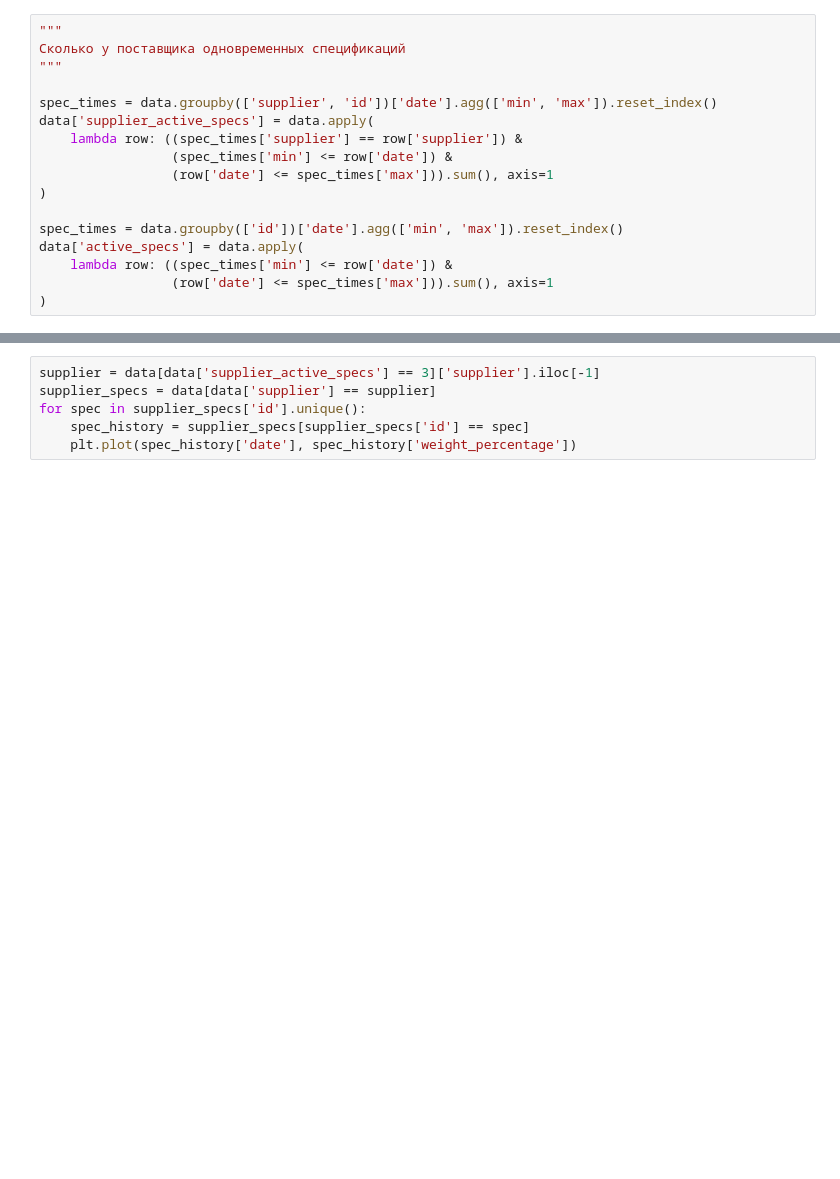
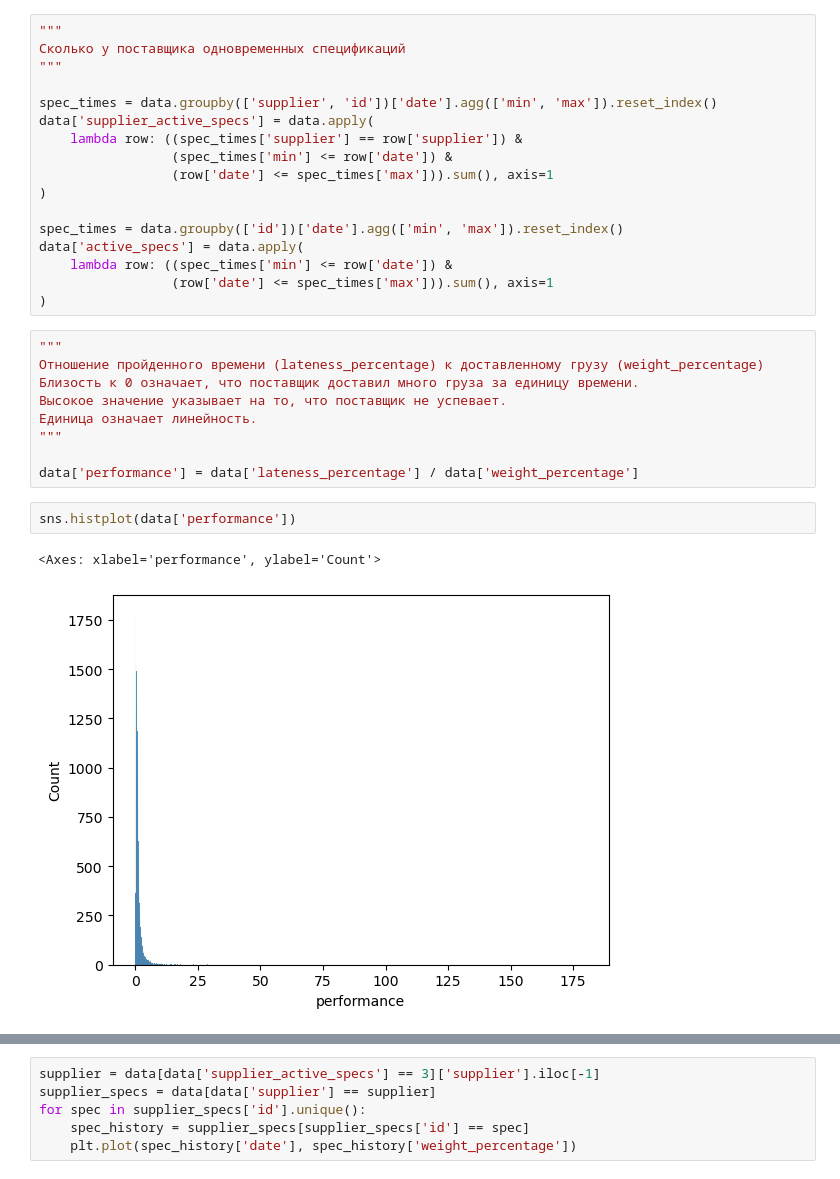
Before and after one commit to my-sas/Suppliers-time-series-analysis, a Jupyter notebook: notebooks/EDA.ipynb, the cells around one changed output, grey strips where cells are left out. Cells and saved outputs as stored; diff of their text form; blank space fills up the shorter version.

```diff
--- a/notebooks/EDA.ipynb
+++ b/notebooks/EDA.ipynb
@@ -239,3 +239,17 @@ data['active_specs'] = data.apply(
     lambda row: ((spec_times['min'] <= row['date']) &
                  (row['date'] <= spec_times['max'])).sum(), axis=1
 )
+# %%
+"""
+Отношение пройденного времени (lateness_percentage) к доставленному грузу (weight_percentage)
+Близость к 0 означает, что поставщик доставил много груза за единицу времени.
+Высокое значение указывает на то, что поставщик не успевает.
+Единица означает линейность.
+"""
+
+data['performance'] = data['lateness_percentage'] / data['weight_percentage']
+# %%
+sns.histplot(data['performance'])
+# %% [output]
+<Axes: xlabel='performance', ylabel='Count'>
+[figure, added]
```
Also changed, not shown: parts of 6 cells of this notebook, 4 other files.
